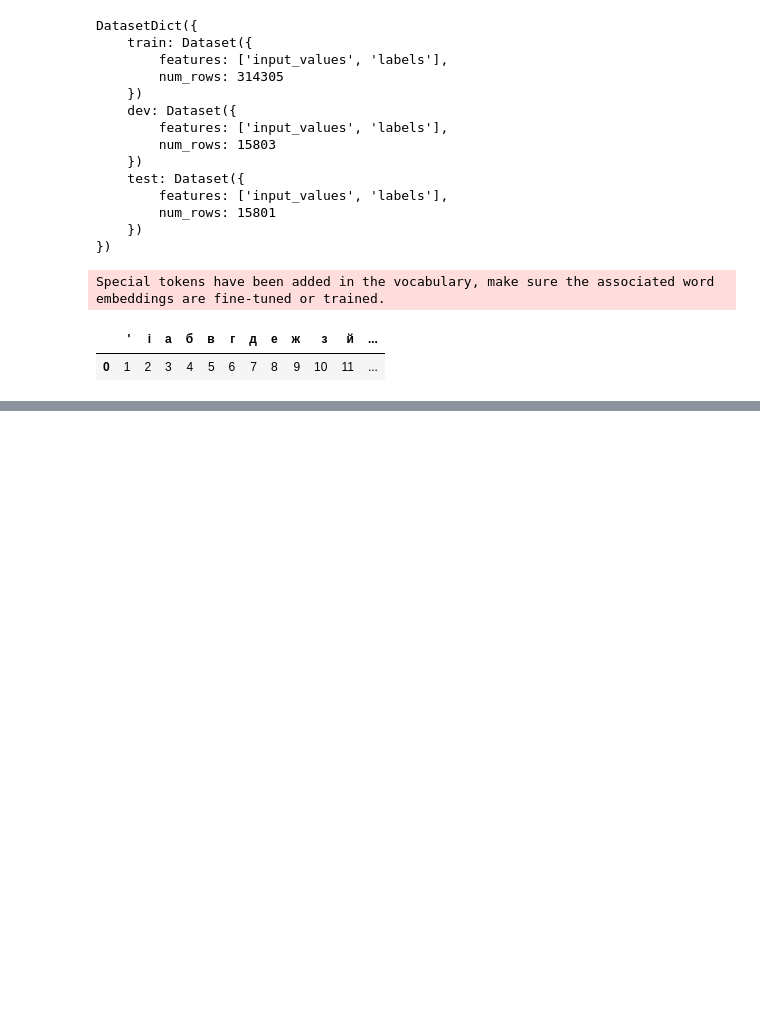
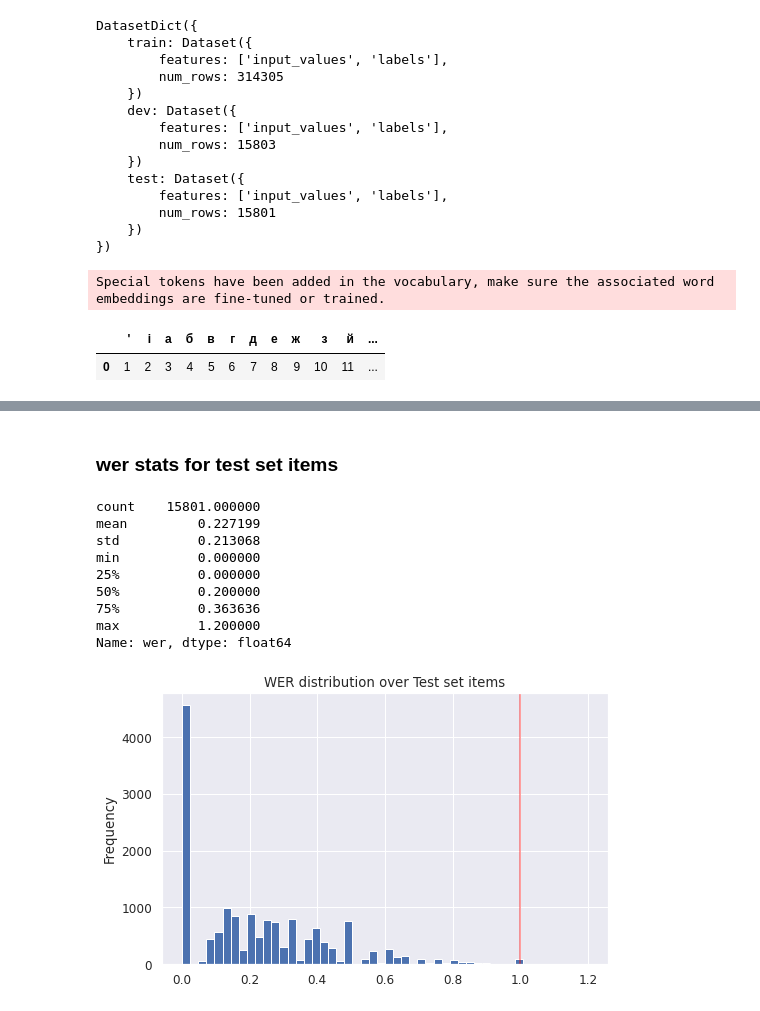
Before and after one commit to navalnica/wav2vec2-belarusian, a Jupyter notebook: train_acoustic_model.ipynb, the cells around one changed output, grey strips where cells are left out. Cells and saved outputs as stored; diff of their text form; code cells hidden in the pictures; blank space fills up the shorter version.

Commit message:
trained AM for 1 more epoch (run_2). evaluated on test set

```diff
--- a/train_acoustic_model.ipynb
+++ b/train_acoustic_model.ipynb
@@ -199,0 +204,2 @@ torch.cuda.empty_cache()
+# %%
+pred_out = trainer.predict(ds['test'])
@@ -199,0 +220,21 @@ torch.cuda.empty_cache()
+# %%
+import matplotlib.pyplot as plt
+import seaborn as sns
+sns.set(font_scale=1.1);
+# %%
+parsed_preds = parse_w2v2_predictions_batched(pred_out, processor=processor)
+# %%
+df_results = pd.DataFrame(parsed_preds)[['text', 'pred_text']]
+print(df_results.shape)
+
+df_results['success'] = (df_results['text'] == df_results['pred_text']).astype('int')
+df_results['wer'] = df_results.apply(
+    lambda row:
+    wer_metric_2.wer_metric.compute(
+        predictions=[row['pred_text']],
+        references=[row['text']]
+    ),
+    axis=1
+)
+
+df_results.head()
@@ -199,0 +293,19 @@ torch.cuda.empty_cache()
+# %% [markdown]
+### wer stats for test set items
+# %%
+display(df_results['wer'].describe())
+
+df_results['wer'].plot.hist(bins=50, figsize=(8, 5));
+plt.title('WER distribution over Test set items');
+plt.axvline(1, color='red', alpha=0.5);
+# %% [output]
+count    15801.000000
+mean         0.227199
+std          0.213068
+min          0.000000
+25%          0.000000
+50%          0.200000
+75%          0.363636
+max          1.200000
+Name: wer, dtype: float64
+[figure, added]
```
Also changed, not shown: parts of 29 cells of this notebook.
